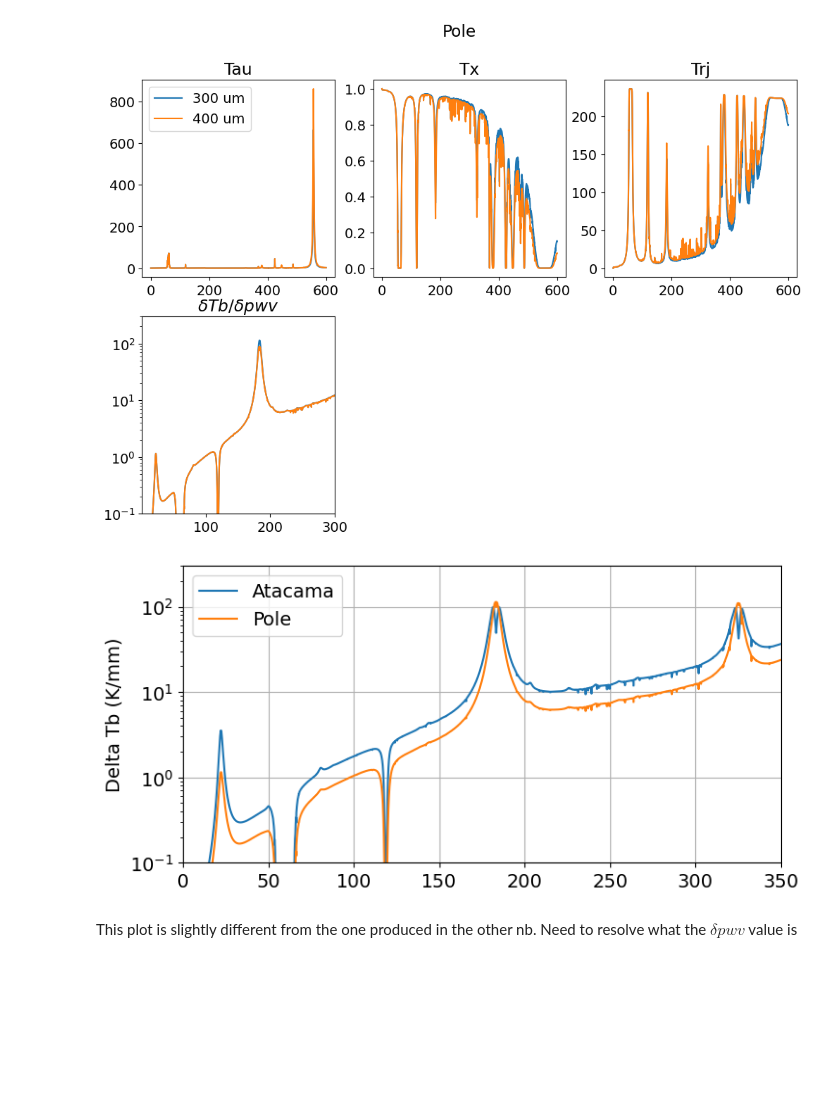
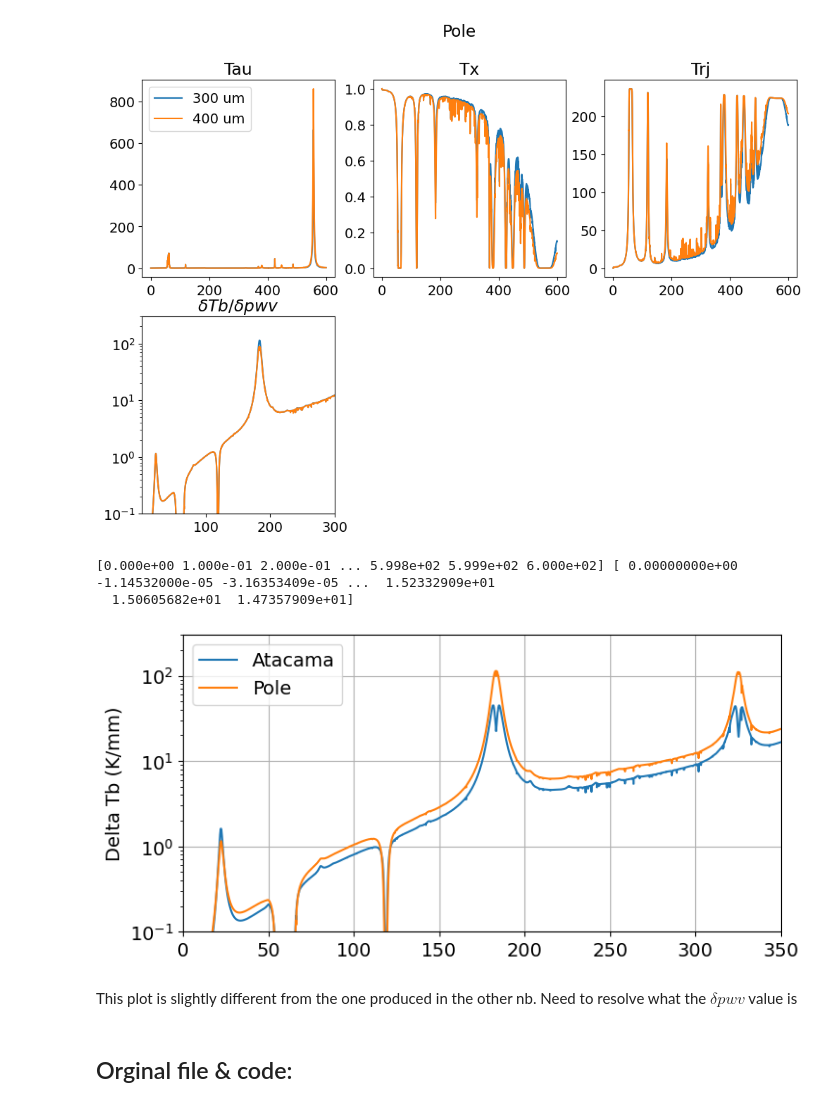
Before and after one commit to JohnRuhl/Atmos_pwv_flucts, a Jupyter notebook: Jacobians_am.ipynb, the cells around one changed output. Cells and saved outputs as stored; diff of their text form; code cells hidden in the pictures; blank space fills up the shorter version.

```diff
--- a/Jacobians_am.ipynb
+++ b/Jacobians_am.ipynb
@@ -131,18 +132,24 @@ Text(0.5, 0.98, 'Pole')
 # %%
 #reproducing a similar plot to the Atmos_pwv_flucts nb
 plt.rcParams.update({'font.size': 14})
 plt.rcParams['figure.figsize'] = [8, 4]
 
 # plot Tb differences between pwvs, which are 0.1mm pwv apart.
 
-plt.semilogy(act_freq,a900[4],label='Atacama')
+plt.semilogy(act_freq,a900[4]/2.2,label='Atacama')  #dividing the act dTb number to match with original results
 plt.semilogy(freq,sp300[4],label='Pole')
 plt.ylabel('Delta Tb (K/mm)')
 plt.legend()
 plt.xlim(0,350)
 plt.ylim(0.1,300)
 plt.grid()
+
+print(act_freq,a900[4]/2.2)
 # %% [output]
+[0.000e+00 1.000e-01 2.000e-01 ... 5.998e+02 5.999e+02 6.000e+02] [ 0.00000000e+00 -1.14532000e-05 -3.16353409e-05 ...  1.52332909e+01
+  1.50605682e+01  1.47357909e+01]
-[figure, old version]
+[figure, new version]
 # %% [markdown]
 This plot is slightly different from the one produced in the other nb. Need to resolve what the $\delta pwv$ value is
+# %% [markdown]
+## Orginal file & code:
```
Also changed, not shown: parts of 5 cells of this notebook, 1 other file.
